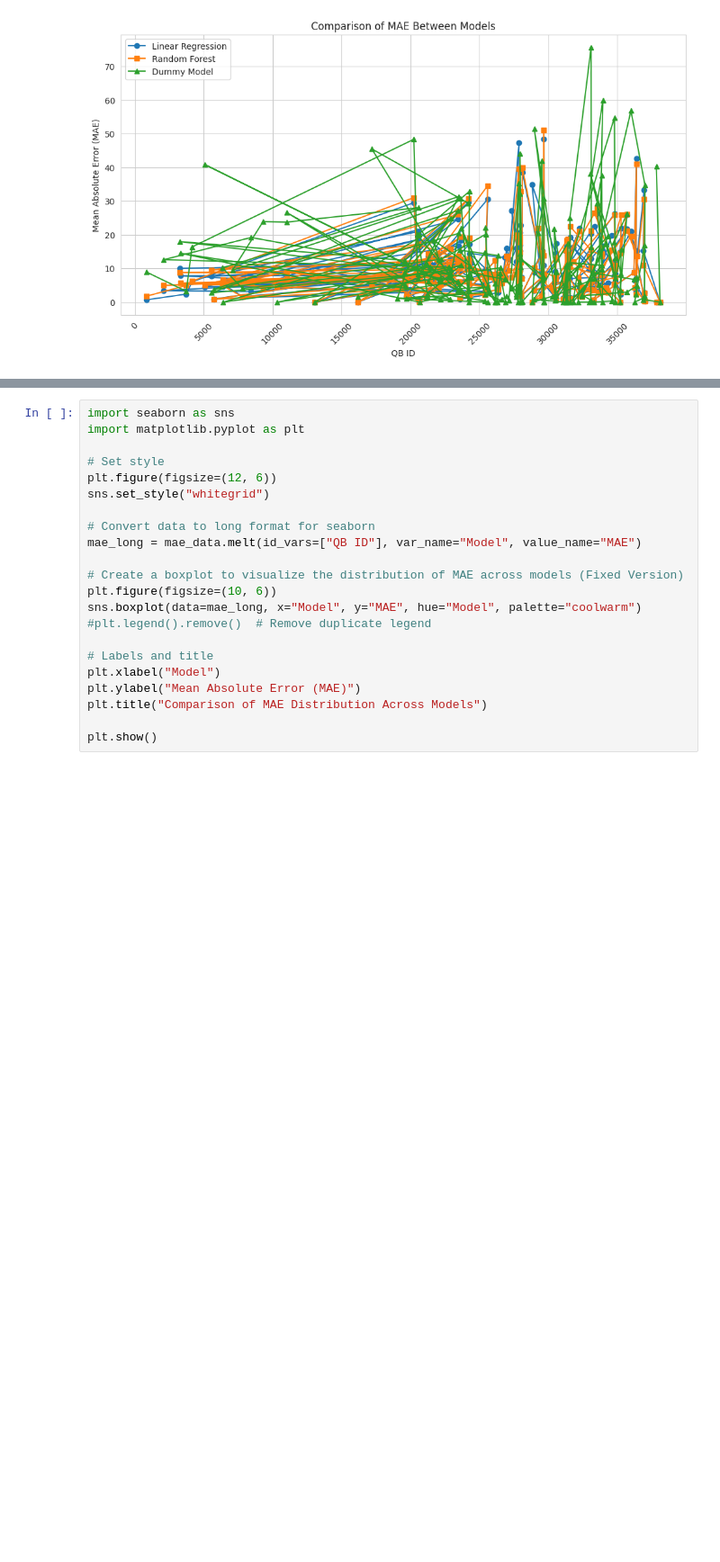
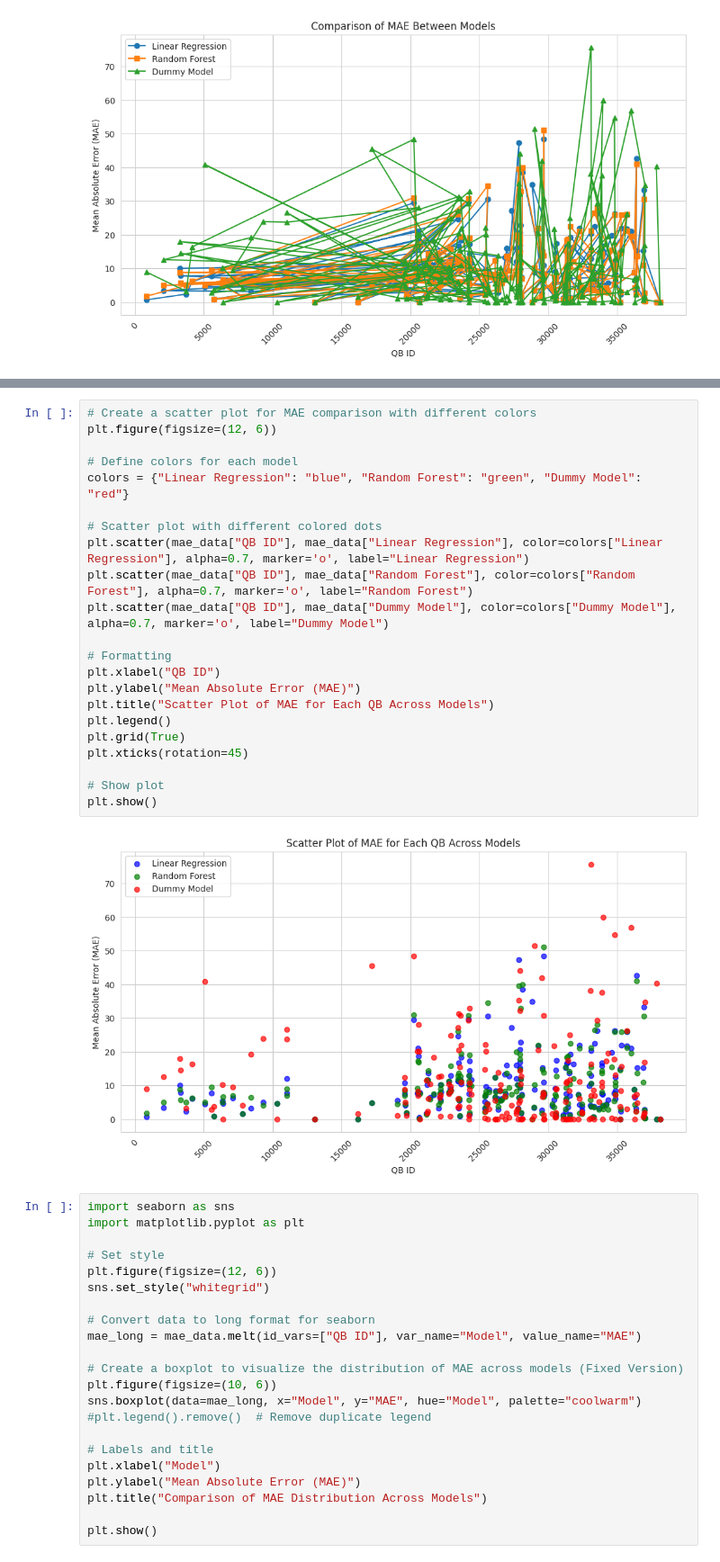
Before and after one commit to SantiM01/Senior-Project, a Jupyter notebook: Model_comparison.ipynb, the cells around one changed output, grey strips where cells are left out. Shown at 90% size. Cells and saved outputs as stored; diff of their text form; blank space fills up the shorter version.

```diff
--- a/Model_comparison.ipynb
+++ b/Model_comparison.ipynb
@@ -64,3 +84,27 @@ plt.show()
+# %%
+# Create a scatter plot for MAE comparison with different colors
+plt.figure(figsize=(12, 6))
+
+# Define colors for each model
+colors = {"Linear Regression": "blue", "Random Forest": "green", "Dummy Model": "red"}
+
+# Scatter plot with different colored dots
+plt.scatter(mae_data["QB ID"], mae_data["Linear Regression"], color=colors["Linear Regression"], alpha=0.7, marker='o', label="Linear Regression")
+plt.scatter(mae_data["QB ID"], mae_data["Random Forest"], color=colors["Random Forest"], alpha=0.7, marker='o', label="Random Forest")
+plt.scatter(mae_data["QB ID"], mae_data["Dummy Model"], color=colors["Dummy Model"], alpha=0.7, marker='o', label="Dummy Model")
+
+# Formatting
+plt.xlabel("QB ID")
+plt.ylabel("Mean Absolute Error (MAE)")
+plt.title("Scatter Plot of MAE for Each QB Across Models")
+plt.legend()
+plt.grid(True)
+plt.xticks(rotation=45)
+
+# Show plot
+plt.show()
+# %% [output]
+[figure, added]
 # %%
 import seaborn as sns
 import matplotlib.pyplot as plt
```
Also changed, not shown: parts of 2 cells of this notebook.
